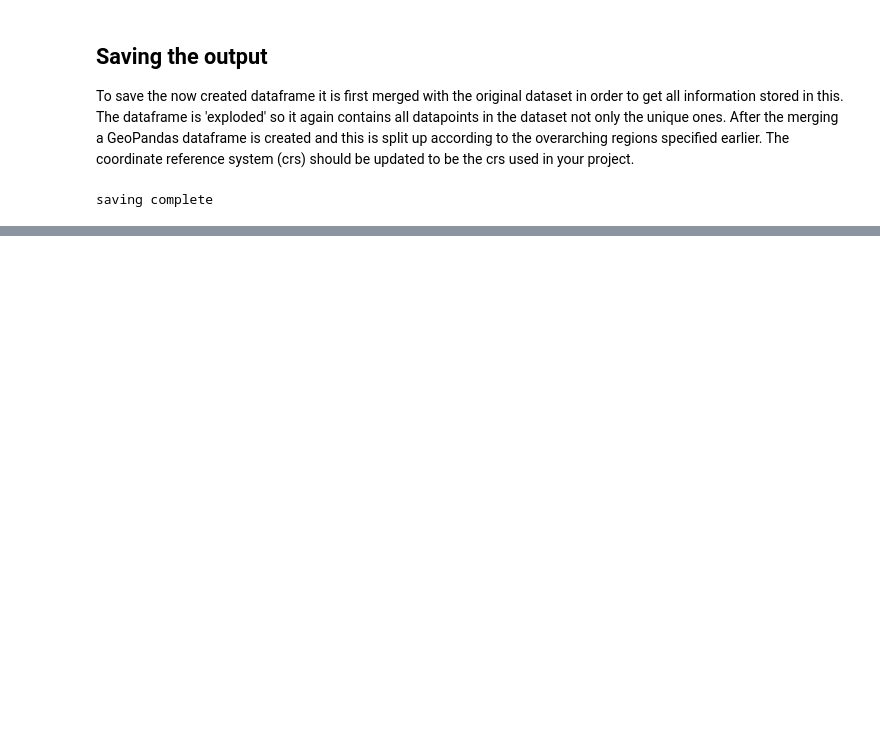
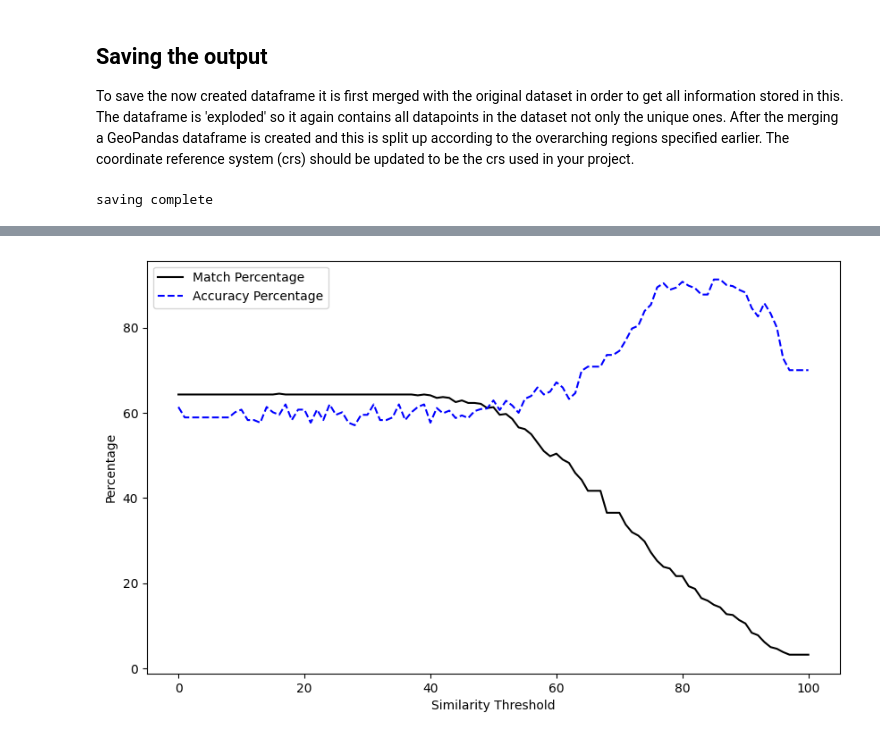
Before and after one commit to Yegberink/VOC_land_use, a Jupyter notebook: jupyter notebooks/matching_placenames.ipynb, the cells around one changed output, grey strips where cells are left out. Cells and saved outputs as stored; diff of their text form; code cells hidden in the pictures; blank space fills up the shorter version.

Commit message:
Add georeferencing statistics to the matching notbook

```diff
--- a/jupyter notebooks/matching_placenames.ipynb
+++ b/jupyter notebooks/matching_placenames.ipynb
@@ -436,10 +442,10 @@ georeferenced_LU_list_clustering = clustering_approach(
     Dataset=dataset_cleaned,
     PlacenamesMap=placenames_maps,
     regions=regions,
-    min_similarity_score=75,
+    min_similarity_score=70,
     dbscan_eps_factor=0.1,
     dbscan_min_samples=3,
-    min_matching_score=50,
+    min_matching_score=40,
     location_weight=2,
     fuzzy_match_weight=1
 )
@@ -489,7 +479,7 @@ georeferenced_LU_list_fuzzy = fuzzy_approach(
     Dataset=dataset_cleaned,
     PlacenamesMap=placenames_maps,
     regions=regions,
-    min_similarity_score=0
+    min_similarity_score=75
 )
 
 print("matching complete")
@@ -505,10 +492,10 @@ To save the now created dataframe it is first merged with the original dataset i
 # %%
 # Explode the 'ID' column to unpack lists into separate rows before merging
 georeferenced_LU_list_exploded_clustering = georeferenced_LU_list_clustering.explode('ID')
-georeferenced_LU_list_exploded_ = georeferenced_LU_list_fuzzy.explode('ID')
+georeferenced_LU_list_exploded_fuzzy = georeferenced_LU_list_fuzzy.explode('ID')
 
 # Merge dataframes
-merged_df_fuzzy = pd.merge(georeferenced_LU_list_exploded_clustering, combined_dataset.drop(columns='Village'), on="ID")
+merged_df_fuzzy = pd.merge(georeferenced_LU_list_exploded_fuzzy, combined_dataset.drop(columns='Village'), on="ID")
 merged_df_clustering = pd.merge(georeferenced_LU_list_exploded_clustering, combined_dataset.drop(columns='Village'), on="ID")
 
 
@@ -529,21 +516,21 @@ merged_df_fuzzy = gpd.GeoDataFrame(
 # Loop through each region, filter, and save
 for region in regions:
     # Filter the GeoDataFrame by region
-    region_gdf = merged_df_clustering[merged_df_clustering['region'] == region]
+    region_gdf_clustering = merged_df_clustering[merged_df_clustering['region'] == region]
     # Dynamically generate the save path based on region name
     save_path_region = f'maps/placenames/clustered_placenames_{region.replace(" ", "_")}.gpkg'
 
     # Save the filtered GeoDataFrame to a new GeoPackage file
-    region_gdf.to_file(save_path_region, driver='GPKG')
+    region_gdf_clustering.to_file(save_path_region, driver='GPKG')
 
 for region in regions:
     # Filter the GeoDataFrame by region
-    region_gdf = merged_df_fuzzy[merged_df_fuzzy['region'] == region]
+    region_gdf_fuzzy = merged_df_fuzzy[merged_df_fuzzy['region'] == region]
     # Dynamically generate the save path based on region name
     save_path_region = f'maps/placenames/fuzzy_placenames_{region.replace(" ", "_")}.gpkg'
 
     # Save the filtered GeoDataFrame to a new GeoPackage file
-    region_gdf.to_file(save_path_region, driver='GPKG')
+    region_gdf_fuzzy.to_file(save_path_region, driver='GPKG')
 
 print('saving complete')
 # %% [output]
@@ -550,0 +653,23 @@ saving complete
+# %%
+# Plotting the results
+plt.figure(figsize=(10, 6))
+
+# Plot Match Percentage
+plt.plot(georeferencing_df['similarity_score'], georeferencing_df['match_percentage'], marker='', markersize=4, linestyle='-', color='black', label='Match Percentage')
+
+# Plot Accuracy Percentage
+plt.plot(georeferencing_df['similarity_score'], georeferencing_df['accuracy'], marker='', markersize=3, linestyle='--', color='blue', label='Accuracy Percentage')
+
+# Add labels and grid
+plt.xlabel('Similarity Threshold')
+plt.ylabel('Percentage')
+plt.grid(False)
+plt.legend()
+
+# Save the plot
+plt.savefig('plot1.png')
+
+# Show the plot
+plt.show()
+# %% [output]
+[figure, added]
```
Also changed, not shown: parts of 7 cells of this notebook, 25 other files.
